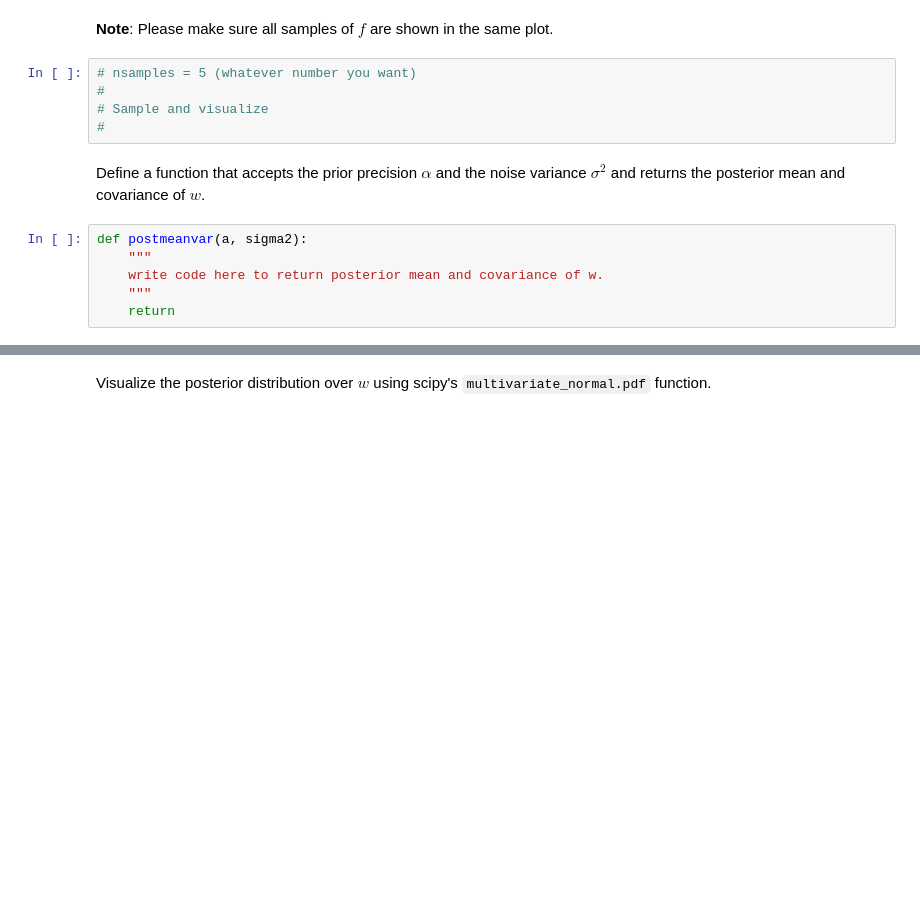
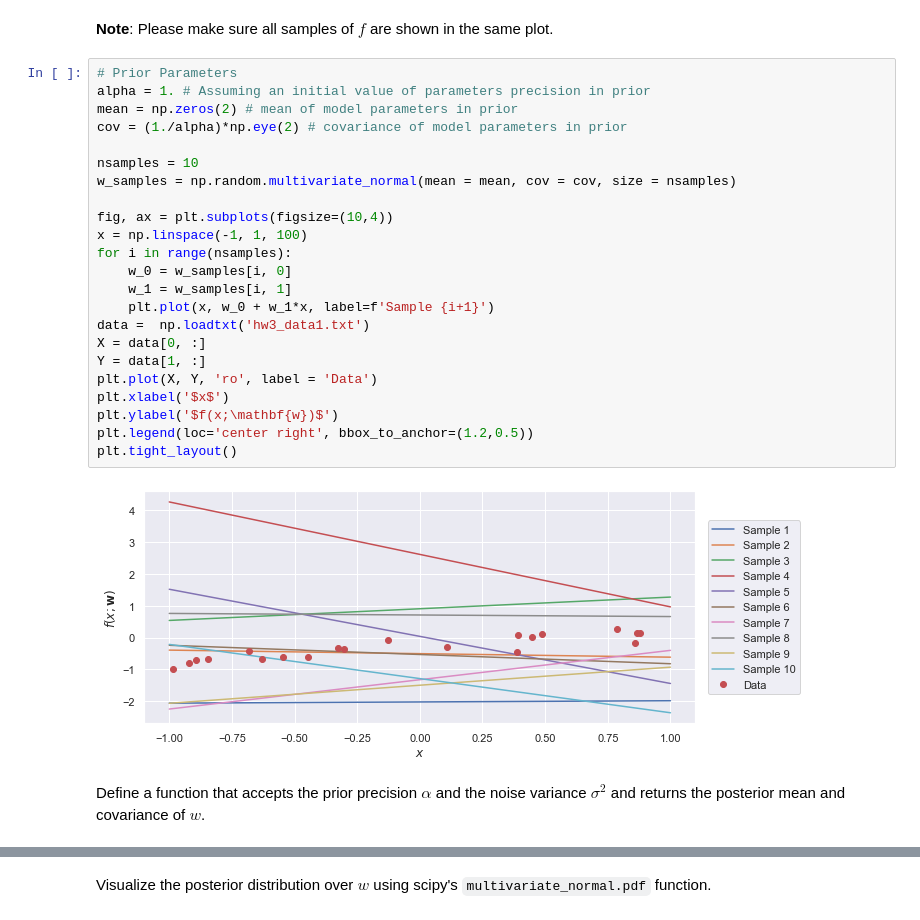
Before and after one commit to dhillonparveen/uq-course, a Jupyter notebook: homeworks/hw_03.ipynb, the cells around one changed output, grey strips where cells are left out. Cells and saved outputs as stored; diff of their text form; blank space fills up the shorter version.

```diff
--- a/homeworks/hw_03.ipynb
+++ b/homeworks/hw_03.ipynb
@@ -583,15 +608,29 @@ plt.tight_layout()
 # %% [markdown]
 **Note**: Please make sure all samples of $f$ are shown in the same plot.
-# %%
-# nsamples = 5 (whatever number you want)
-#
-# Sample and visualize
-#
+# %%
+# Prior Parameters
+alpha = 1. # Assuming an initial value of parameters precision in prior
+mean = np.zeros(2) # mean of model parameters in prior
+cov = (1./alpha)*np.eye(2) # covariance of model parameters in prior
+
+nsamples = 10
+w_samples = np.random.multivariate_normal(mean = mean, cov = cov, size = nsamples)
+
+fig, ax = plt.subplots(figsize=(10,4))
+x = np.linspace(-1, 1, 100)
+for i in range(nsamples):
+    w_0 = w_samples[i, 0]
+    w_1 = w_samples[i, 1]
+    plt.plot(x, w_0 + w_1*x, label=f'Sample {i+1}')
+data =  np.loadtxt('hw3_data1.txt')
+X = data[0, :]
+Y = data[1, :]
+plt.plot(X, Y, 'ro', label = 'Data')
+plt.xlabel('$x$')
+plt.ylabel('$f(x;\mathbf{w})$')
+plt.legend(loc='center right', bbox_to_anchor=(1.2,0.5))
+plt.tight_layout()
+# %% [output]
+[figure, added]
 # %% [markdown]
 Define a function that accepts the prior precision $\alpha$ and the noise variance $\sigma^2$ and returns the posterior mean and covariance of $w$.
-# %%
-def postmeanvar(a, sigma2):
-    """
-    write code here to return posterior mean and covariance of w.
-    """
-    return
```
Also changed, not shown: parts of 21 cells of this notebook.
